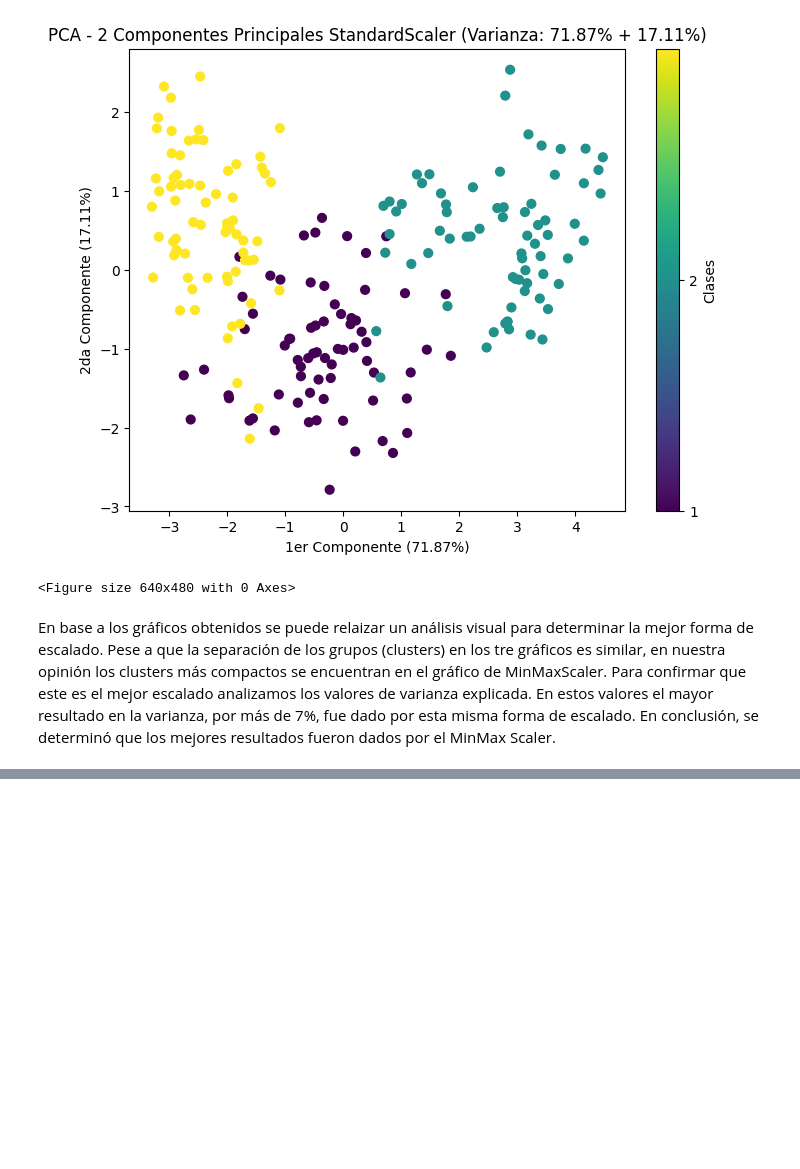
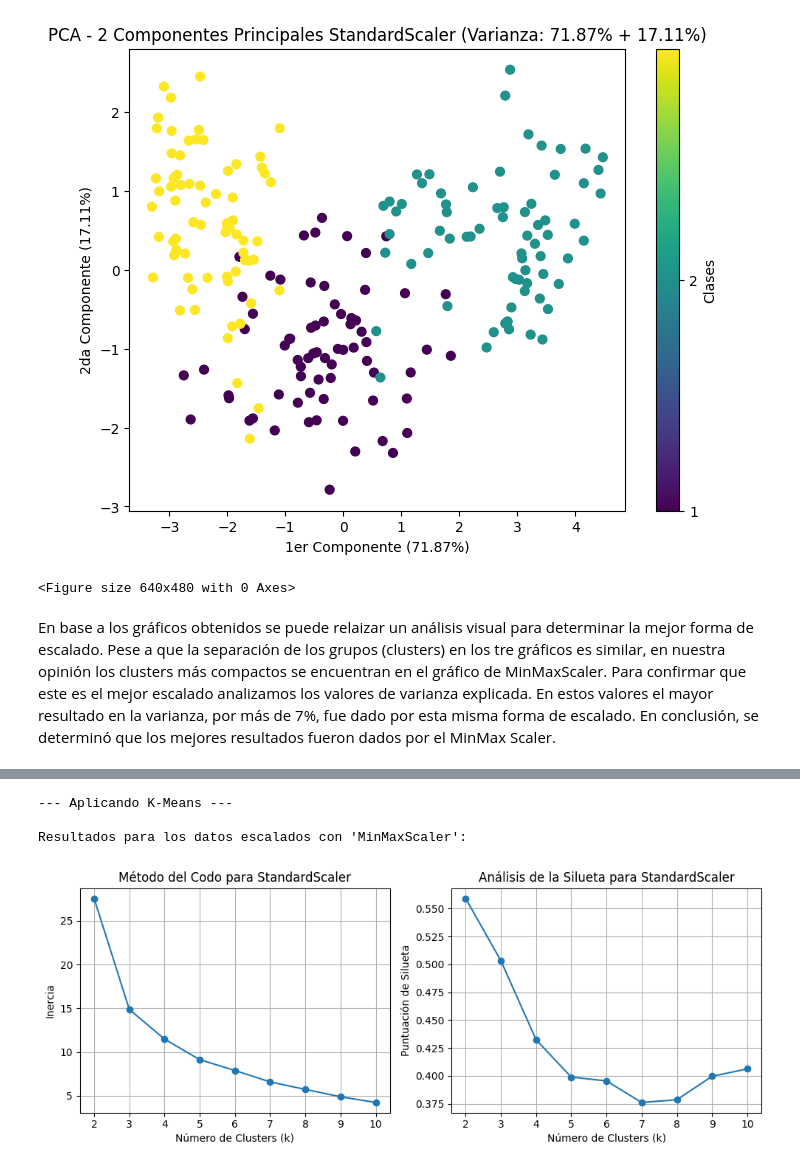
Before and after one commit to 100485446-UC3M/Segunda_Practica_Machine_Learning_Grupo16, a Jupyter notebook: Clustering.ipynb, the cells around one changed output, grey strips where cells are left out. Drawn from its saved outputs; the diff is of its cells as text; code cells hidden in the pictures; blank space fills up the shorter version.

Commit message:
Implementación K-Means y su análisis gráfico

```diff
--- a/Clustering.ipynb
+++ b/Clustering.ipynb
@@ -111,0 +113,66 @@ Se va a comenzar con el método de K-Means.
+# %%
+from sklearn.cluster import KMeans
+from sklearn.metrics import silhouette_score
+import matplotlib.pyplot as plt
+
+print("\n--- Aplicando K-Means ---")
+
+n_clusters_range = range(2, 11) # Rango de número de clusters a probar
+
+for name, X_reduced in X_Reduced.items():
+  if name == 'MinMaxScaler':
+    X_Final = X_reduced
+    print(f"\nResultados para los datos escalados con '{name}':")
+
+inertia_values = []
+silhouette_scores = []
+
+for n_clusters in n_clusters_range:
+    kmeans = KMeans(n_clusters=n_clusters, random_state=100495966, n_init=10) # n_init para evitar problemas de convergencia
+
+    # Fit_predict para ambos métodos, método más rápido
+    cluster_labels = kmeans.fit_predict(X_Final)
+
+    # Para el método Codo
+    inertia_values.append(kmeans.inertia_)
+
+    #Para el método silueta
+    silhouette_avg = silhouette_score(X_Final, cluster_labels)
+    silhouette_scores.append(silhouette_avg)
+
+# Método del codo
+plt.figure(figsize=(10, 4))
+plt.subplot(1, 2, 1)
+plt.plot(n_clusters_range, inertia_values, marker='o')
+plt.title(f'Método del Codo para {name}')
+plt.xlabel('Número de Clusters (k)')
+plt.ylabel('Inercia')
+plt.xticks(n_clusters_range)
+plt.grid(True)
+
+# Método de la silueta
+plt.subplot(1, 2, 2)
+plt.plot(n_clusters_range, silhouette_scores, marker='o')
+plt.title(f'Análisis de la Silueta para {name}')
+plt.xlabel('Número de Clusters (k)')
+plt.ylabel('Puntuación de Silueta')
+plt.xticks(n_clusters_range)
+plt.grid(True)
+
+plt.tight_layout()
+plt.show()
+
+# Imprimir las puntuaciones de codo para facilitar la comparación
+print("\nPuntuaciones de codo:")
+for i, score in enumerate(inertia_values):
+    print(f"  Número de Clusters: {n_clusters_range[i]}, Puntuación: {score:.4f}")
+
+# Imprimir las puntuaciones de silueta para facilitar la comparación
+print("\nPuntuaciones de Silueta:")
+for i, score in enumerate(silhouette_scores):
+    print(f"  Número de Clusters: {n_clusters_range[i]}, Puntuación: {score:.4f}")
+# %% [output]
+--- Aplicando K-Means ---
+
+Resultados para los datos escalados con 'MinMaxScaler':
+[figure, added]
```
Also changed, not shown: parts of 5 cells of this notebook.
